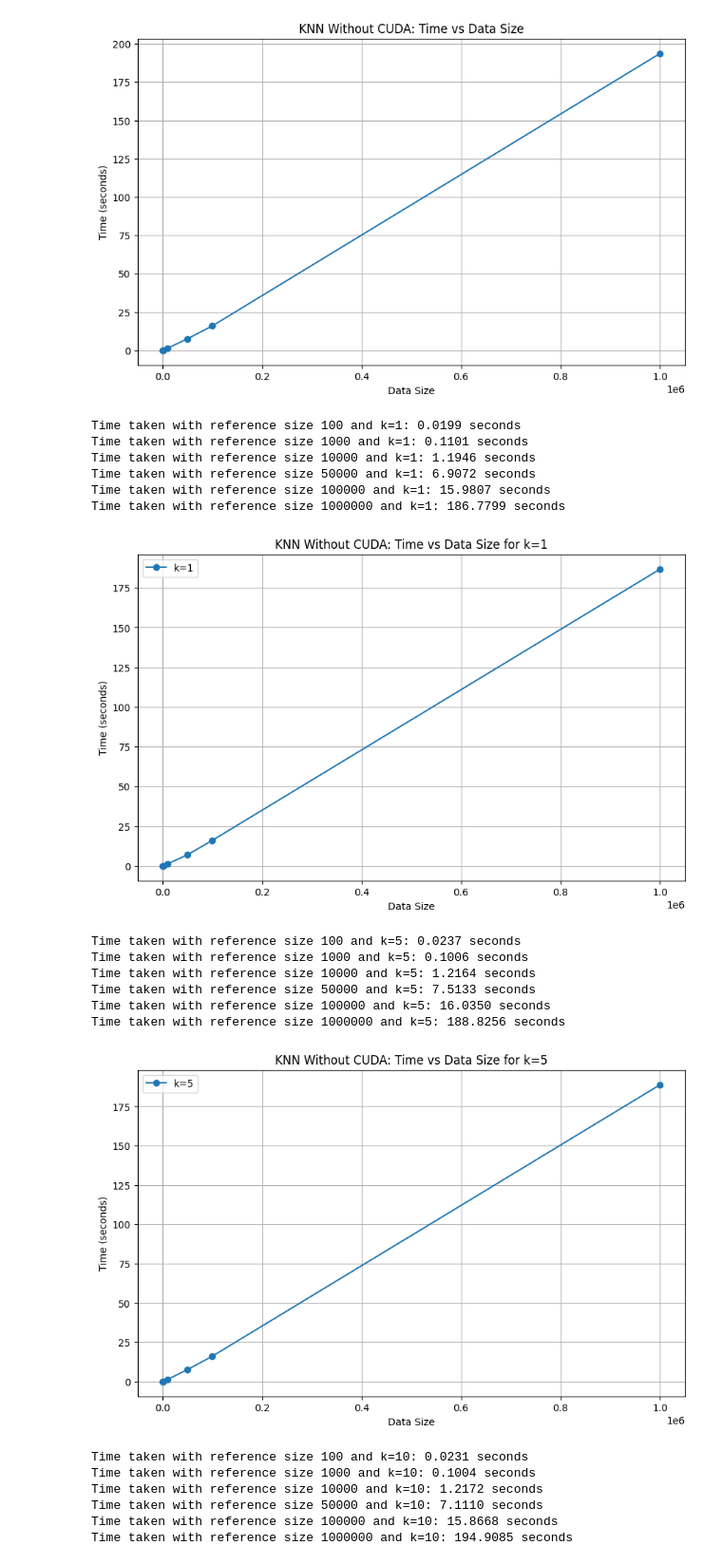
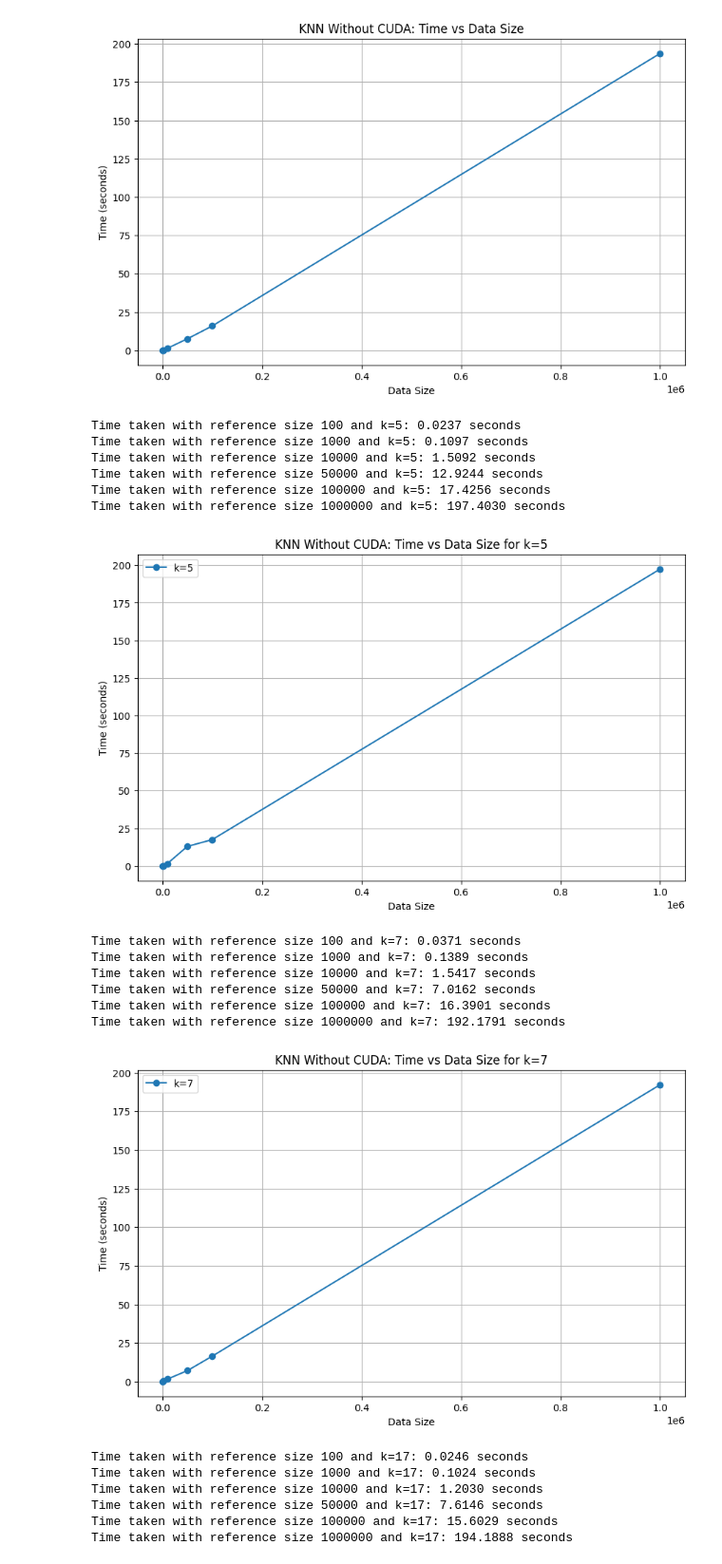
Before and after one commit to hebaashraf21/KNN_K-means_PCA_CUDA_Implementation, a Jupyter notebook: knn/knn_cpu.ipynb, the cells around one changed output. Shown at 95% size. Saved outputs shown, nothing was run; the diff lists cells and outputs as text; code cells hidden in the pictures.

Commit message:
change k values

```diff
--- a/knn/knn_cpu.ipynb
+++ b/knn/knn_cpu.ipynb
@@ -51,44 +51,44 @@ Time taken with reference size 1000000: 193.7431 seconds
 # %%
 # Define different sizes for reference.
 sizes = [100, 1000, 10000, 50000, 100000, 1000000]
-k_values = [1, 5, 10, 20]
+k_values = [5, 7,17,111,231]
 dim = 3
 
 for k in k_values:
     times = []
     for size in sizes:
         time_taken = measure_time(size, 1000, k, dim)
         times.append(time_taken)
         print(f"Time taken with reference size {size} and k={k}: {time_taken:.4f} seconds")
 
     # Plot the results
     plt.figure(figsize=(10, 6))
     plt.plot(sizes, times, marker='o', label=f'k={k}')
     plt.title(f'KNN Without CUDA: Time vs Data Size for k={k}')
     plt.xlabel('Data Size')
     plt.ylabel('Time (seconds)')
     plt.grid(True)
     plt.legend()
     plt.show()
 # %% [output]
-Time taken with reference size 100 and k=1: 0.0199 seconds
-Time taken with reference size 1000 and k=1: 0.1101 seconds
-Time taken with reference size 10000 and k=1: 1.1946 seconds
-Time taken with reference size 50000 and k=1: 6.9072 seconds
-Time taken with reference size 100000 and k=1: 15.9807 seconds
-Time taken with reference size 1000000 and k=1: 186.7799 seconds
+Time taken with reference size 100 and k=5: 0.0237 seconds
+Time taken with reference size 1000 and k=5: 0.1097 seconds
+Time taken with reference size 10000 and k=5: 1.5092 seconds
+Time taken with reference size 50000 and k=5: 12.9244 seconds
+Time taken with reference size 100000 and k=5: 17.4256 seconds
+Time taken with reference size 1000000 and k=5: 197.4030 seconds
-[figure, old version]
+[figure, new version]
-Time taken with reference size 100 and k=5: 0.0237 seconds
-Time taken with reference size 1000 and k=5: 0.1006 seconds
-Time taken with reference size 10000 and k=5: 1.2164 seconds
-Time taken with reference size 50000 and k=5: 7.5133 seconds
-Time taken with reference size 100000 and k=5: 16.0350 seconds
-Time taken with reference size 1000000 and k=5: 188.8256 seconds
+Time taken with reference size 100 and k=7: 0.0371 seconds
+Time taken with reference size 1000 and k=7: 0.1389 seconds
+Time taken with reference size 10000 and k=7: 1.5417 seconds
+Time taken with reference size 50000 and k=7: 7.0162 seconds
+Time taken with reference size 100000 and k=7: 16.3901 seconds
+Time taken with reference size 1000000 and k=7: 192.1791 seconds
-[figure, old version]
+[figure, new version]
-Time taken with reference size 100 and k=10: 0.0231 seconds
-Time taken with reference size 1000 and k=10: 0.1004 seconds
-Time taken with reference size 10000 and k=10: 1.2172 seconds
-Time taken with reference size 50000 and k=10: 7.1110 seconds
-Time taken with reference size 100000 and k=10: 15.8668 seconds
-Time taken with reference size 1000000 and k=10: 194.9085 seconds
+Time taken with reference size 100 and k=17: 0.0246 seconds
+Time taken with reference size 1000 and k=17: 0.1024 seconds
+Time taken with reference size 10000 and k=17: 1.2030 seconds
+Time taken with reference size 50000 and k=17: 7.6146 seconds
+Time taken with reference size 100000 and k=17: 15.6029 seconds
+Time taken with reference size 1000000 and k=17: 194.1888 seconds
 [figure]
```
Also changed, not shown: parts of 1 cell of this notebook.
